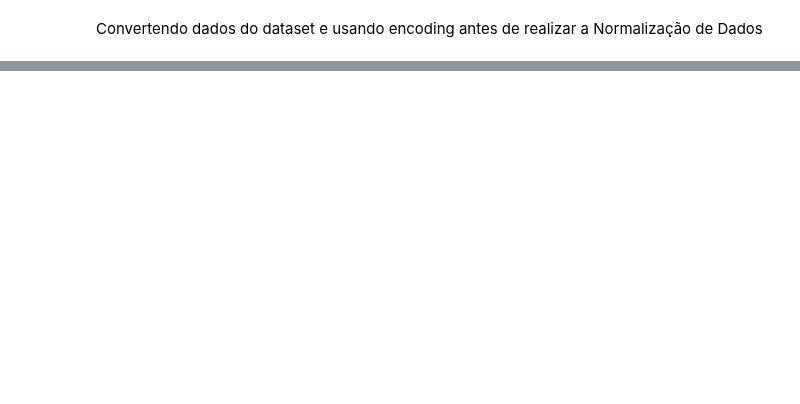
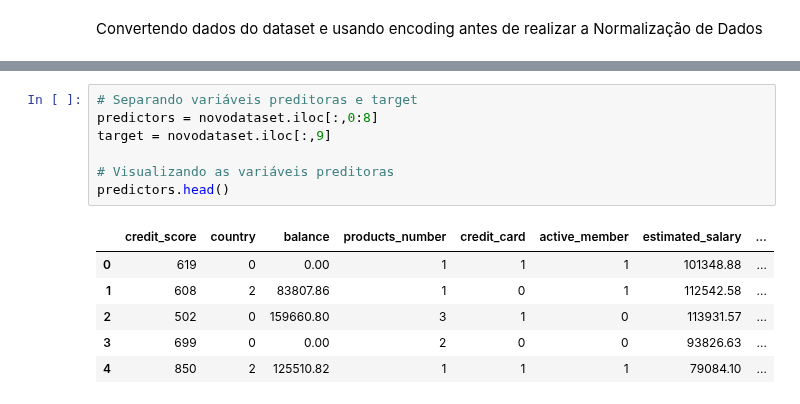
Before and after one commit to zulatopaula/MVP_CD_BankChurn, a Jupyter notebook: PZ_MVP_CD_BankChurn_ML.ipynb, the cells around one changed output, grey strips where cells are left out. Drawn from its saved outputs; the diff is of its cells as text; blank space fills up the shorter version.

```diff
--- a/PZ_MVP_CD_BankChurn_ML.ipynb
+++ b/PZ_MVP_CD_BankChurn_ML.ipynb
@@ -465,0 +470,14 @@ novodataset.head()
+# %%
+# Separando variáveis preditoras e target
+predictors = novodataset.iloc[:,0:8]
+target = novodataset.iloc[:,9]
+
+# Visualizando as variáveis preditoras
+predictors.head()
+# %% [output]
+|  | credit_score | country | balance | products_number | credit_card | active_member | estimated_salary | ... |
+| 0 | 619 | 0 | 0.00 | 1 | 1 | 1 | 101348.88 | ... |
+| 1 | 608 | 2 | 83807.86 | 1 | 0 | 1 | 112542.58 | ... |
+| 2 | 502 | 0 | 159660.80 | 3 | 1 | 0 | 113931.57 | ... |
+| 3 | 699 | 0 | 0.00 | 2 | 0 | 0 | 93826.63 | ... |
+| 4 | 850 | 2 | 125510.82 | 1 | 1 | 1 | 79084.10 | ... |
```
Also changed, not shown: parts of 20 cells of this notebook.
